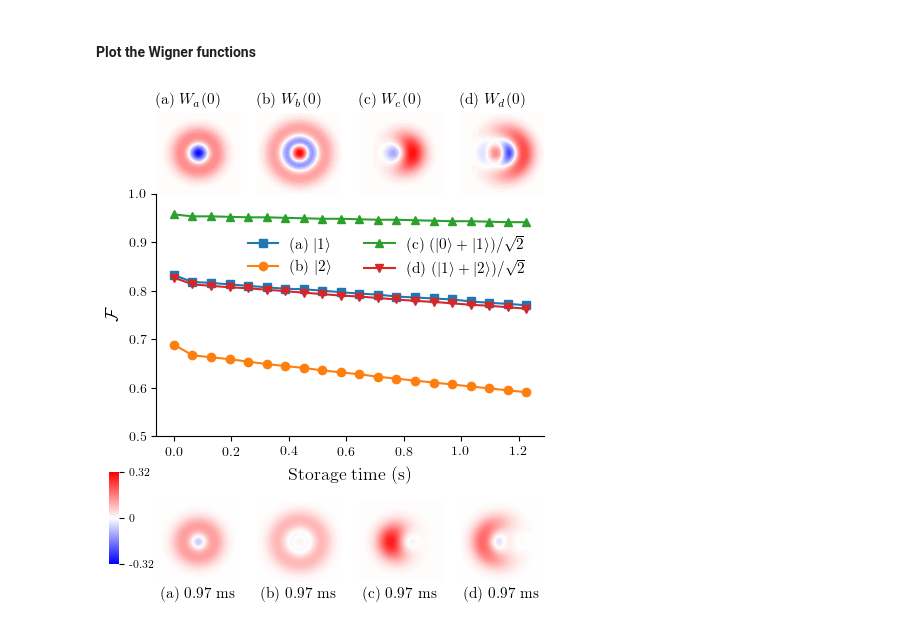
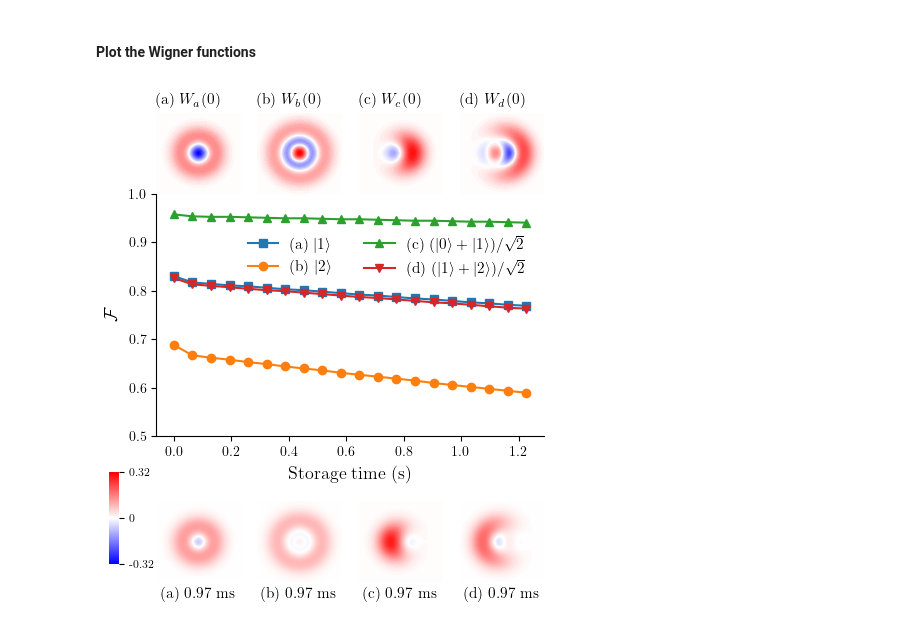
Before and after one commit to Rahulquantum/Ring_BEC_Quantum_Memory, a Jupyter notebook: supplemental_figures/figure2/figure2.ipynb, the cells around one changed output. Drawn from its saved outputs; the diff is of its cells as text; code cells hidden in the pictures.

```diff
--- a/supplemental_figures/figure2/figure2.ipynb
+++ b/supplemental_figures/figure2/figure2.ipynb
@@ -98,8 +99,8 @@ def Gt(t, args):
 #### Define the Hilbert space and Hamiltonian
 # %%
 # Define annihilation operators for each mode
-N1 = 8  # Truncation level for Fock space
-N2 = 8
+N1 = 4  # Truncation level for Fock space
+N2 = 4
 
 # Modes a1, a2, c, d
 a  = destroy(N1)
@@ -285,6 +293,11 @@ rcParams['font.family'] = 'serif'
 rcParams['font.serif'] = ['Times New Roman']  # Or 'DejaVu Serif', 'Georgia'
 rcParams['mathtext.fontset'] = 'stix'
 
+# Replace these with your actual file paths
+file1 = 'fid_vs_stime_1ph.txt'
+file2 = 'fid_vs_stime_2ph.txt'
+file3 = 'fid_vs_stime_sup01.txt'
+file4 = 'fid_vs_stime_sup12.txt'
 
 # 3D surface data for the inset
 xvec = np.linspace(-2.9, 2.9, 256)
@@ -382,31 +395,31 @@ cbar_ax = fig.add_axes([0.03, 0.14, 0.02, 0.15]) # [left, bottom, width, height]
 
 cbar = fig.colorbar(cm.ScalarMappable(norm=norm, cmap=cm.bwr), cax=cbar_ax, orientation = "vertical")
 
 # Custom tick locations and labels
 tick_locs = [vmin,0, vmax]
 tick_labels = [np.round(vmin,2),0, np.round(vmax,2)]
 
 # Apply custom ticks and labels
 cbar.set_ticks(tick_locs)
 cbar.set_ticklabels(tick_labels)
 
 # Remove border
 for spine in cbar.ax.spines.values():
     spine.set_visible(False)
 
 # Change font size of tick labels
 cbar.ax.tick_params(labelsize=8)
 
 # Make figure background transparent
 fig.patch.set_alpha(0.0)
 
 # margin
 plt.margins(0)
 
 #save the plot to a file
 filename = 'figure_a2.svg'
 plt.savefig(filename, format='svg', dpi=32, transparent=True)
 
 plt.show()
 # %% [output]
-[figure, old version]
+[figure, new version]
```
Also changed, not shown: parts of 2 cells of this notebook.
